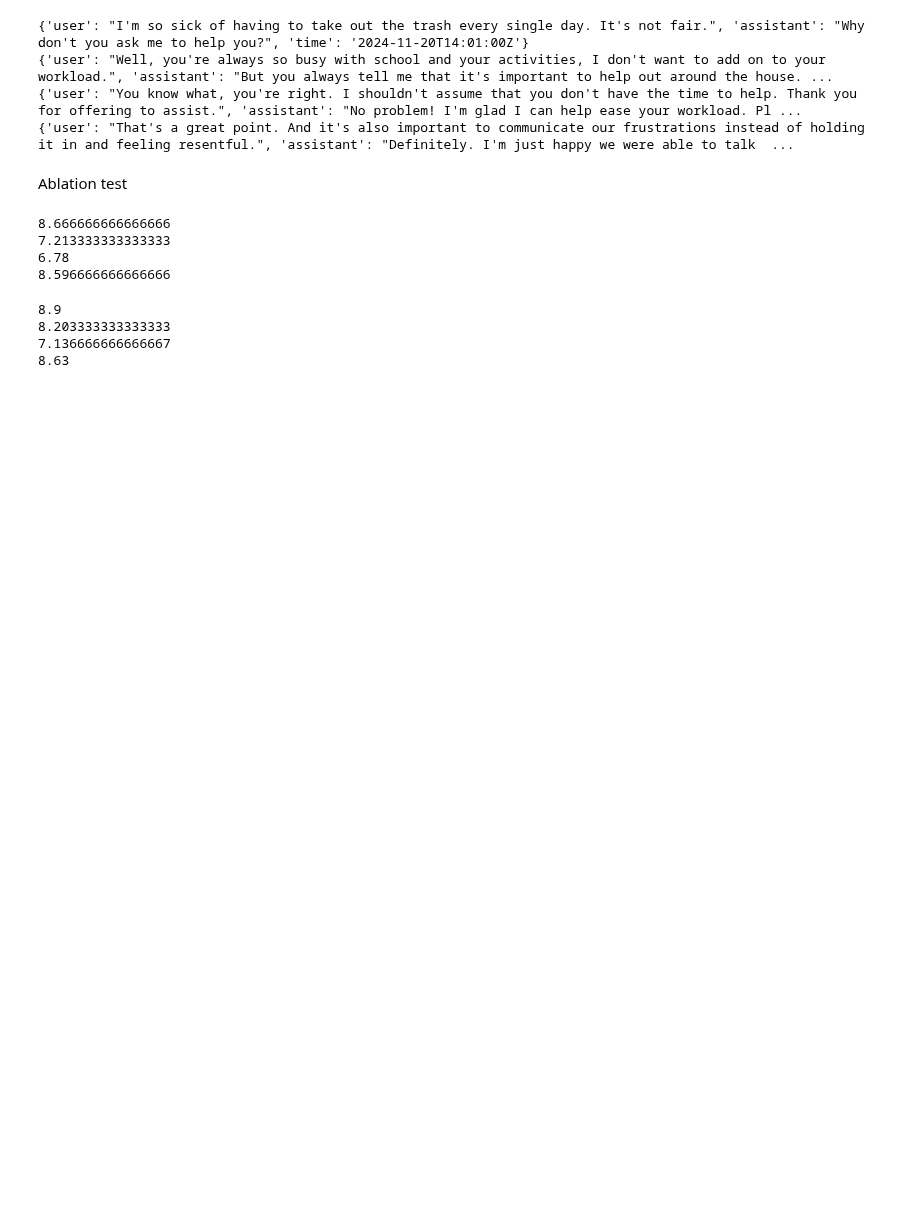
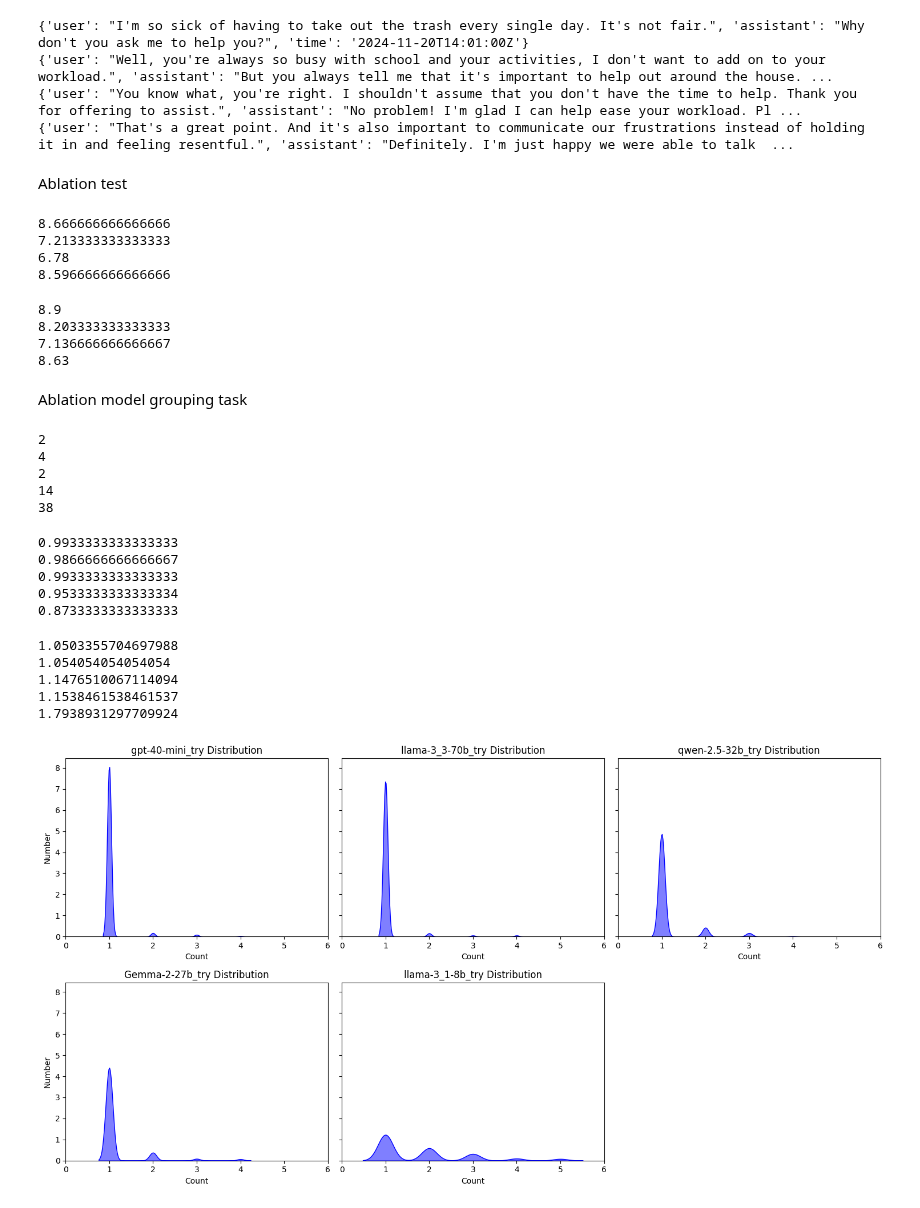
Before and after one commit to Intelligent-Systems-Lab/REMIND, a Jupyter notebook: datasets/test.ipynb, the cells around one changed output. Cells and saved outputs as stored; diff of their text form; code cells hidden in the pictures; blank space fills up the shorter version.

Commit message:
:construction: add ablation grouping task observe

```diff
--- a/datasets/test.ipynb
+++ b/datasets/test.ipynb
@@ -206,3 +206,70 @@ print(observe_df['hyde_score'].astype(int).sum()/300)
 8.203333333333333
 7.136666666666667
 8.63
+# %% [markdown]
+Ablation model grouping task
+# %%
+import pandas as pd
+group_df = pd.read_json("group_task_model.json", lines=True)
+# %%
+print(group_df['gpt-40-mini_try'].isna().sum())
+print(group_df['llama-3_3-70b_try'].isna().sum())
+print(group_df['qwen-2.5-32b_try'].isna().sum())
+print(group_df['Gemma-2-27b_try'].isna().sum())
+print(group_df['llama-3_1-8b_try'].isna().sum())
+# %% [output]
+2
+4
+2
+14
+38
+# %%
+print(1-group_df['gpt-40-mini_try'].isna().sum()/len(group_df))
+print(1-group_df['llama-3_3-70b_try'].isna().sum()/len(group_df))
+print(1-group_df['qwen-2.5-32b_try'].isna().sum()/len(group_df))
+print(1-group_df['Gemma-2-27b_try'].isna().sum()/len(group_df))
+print(1-group_df['llama-3_1-8b_try'].isna().sum()/len(group_df))
+# %% [output]
+0.9933333333333333
+0.9866666666666667
+0.9933333333333333
+0.9533333333333334
+0.8733333333333333
+# %%
+print(group_df['gpt-40-mini_try'].dropna().mean())
+print(group_df['llama-3_3-70b_try'].dropna().mean())
+print(group_df['qwen-2.5-32b_try'].dropna().mean())
+print(group_df['Gemma-2-27b_try'].dropna().mean())
+print(group_df['llama-3_1-8b_try'].dropna().mean())
+# %% [output]
+1.0503355704697988
+1.054054054054054
+1.1476510067114094
+1.1538461538461537
+1.7938931297709924
+# %%
+import seaborn as sns
+import matplotlib.pyplot as plt
+
+columns = ['gpt-40-mini_try', 'llama-3_3-70b_try', 'qwen-2.5-32b_try', 'Gemma-2-27b_try', 'llama-3_1-8b_try']
+
+rows, cols = 2, 3
+fig, axes = plt.subplots(rows, cols, figsize=(15, 8), sharey=True)
+
+axes = axes.flatten()
+
+for i, column in enumerate(columns):
+    data = group_df[column].dropna().astype(int)
+    sns.kdeplot(data, color='blue', fill=True, alpha=0.5, bw_adjust=0.5, ax=axes[i])
+    axes[i].set_title(f"{column} Distribution")
+    axes[i].set_xlabel("Count")
+    axes[i].set_ylabel("Number")
+    axes[i].set_xlim(0, 6)
+
+for i in range(len(columns), len(axes)):
+    fig.delaxes(axes[i])
+
+plt.tight_layout()
+plt.show()
+# %% [output]
+[figure, added]
```
Also changed, not shown: parts of 5 cells of this notebook, 1 other file.
